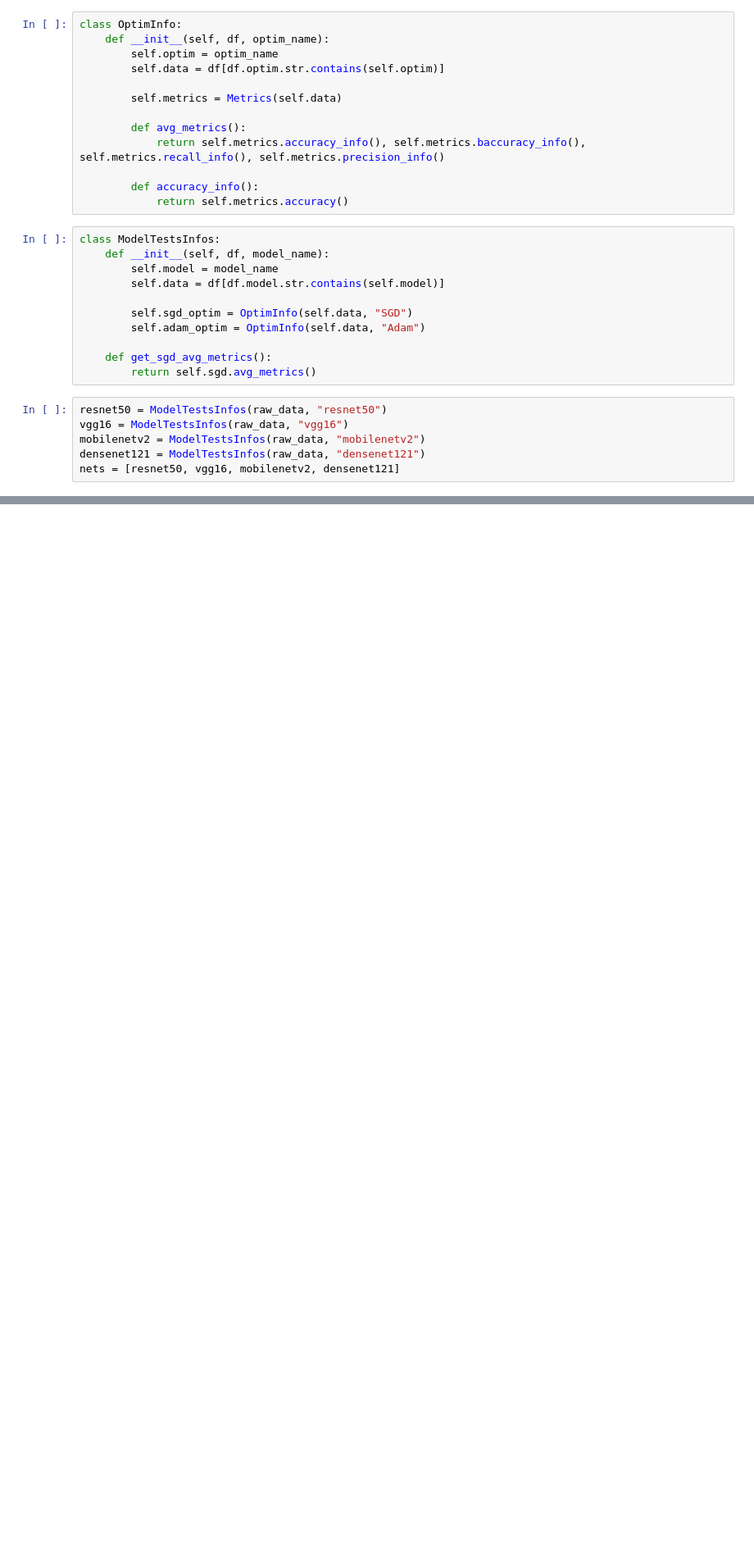
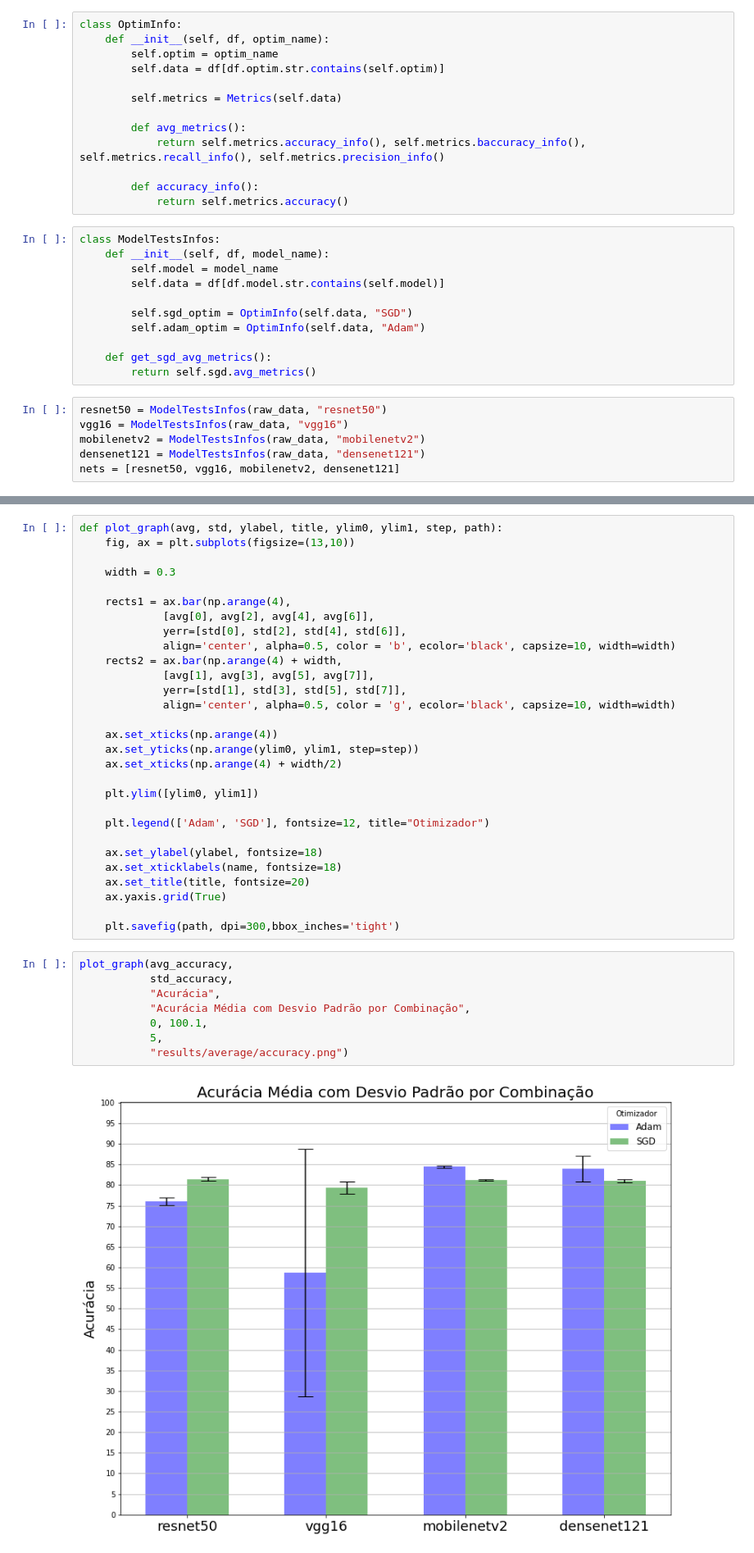
Before and after one commit to beamaia/ic-neural-networks-sensitivity-analysis-bb, a Jupyter notebook: cnn/results_analysis.ipynb, the cells around one changed output, grey strips where cells are left out. Shown at 82% size. Saved outputs shown, nothing was run; the diff lists cells and outputs as text; blank space fills up the shorter version.

Commit message:
Plots metrics

```diff
--- a/cnn/results_analysis.ipynb
+++ b/cnn/results_analysis.ipynb
@@ -150,0 +210,39 @@ densenet121
+# %%
+def plot_graph(avg, std, ylabel, title, ylim0, ylim1, step, path):
+    fig, ax = plt.subplots(figsize=(13,10))
+
+    width = 0.3
+
+    rects1 = ax.bar(np.arange(4),
+             [avg[0], avg[2], avg[4], avg[6]],
+             yerr=[std[0], std[2], std[4], std[6]],
+             align='center', alpha=0.5, color = 'b', ecolor='black', capsize=10, width=width)
+    rects2 = ax.bar(np.arange(4) + width,
+             [avg[1], avg[3], avg[5], avg[7]],
+             yerr=[std[1], std[3], std[5], std[7]],
+             align='center', alpha=0.5, color = 'g', ecolor='black', capsize=10, width=width)
+
+    ax.set_xticks(np.arange(4))
+    ax.set_yticks(np.arange(ylim0, ylim1, step=step))
+    ax.set_xticks(np.arange(4) + width/2)
+
+    plt.ylim([ylim0, ylim1])
+
+    plt.legend(['Adam', 'SGD'], fontsize=12, title="Otimizador")
+
+    ax.set_ylabel(ylabel, fontsize=18)
+    ax.set_xticklabels(name, fontsize=18)
+    ax.set_title(title, fontsize=20)
+    ax.yaxis.grid(True)
+
+    plt.savefig(path, dpi=300,bbox_inches='tight')
+# %%
+plot_graph(avg_accuracy,
+           std_accuracy,
+           "Acurácia",
+           "Acurácia Média com Desvio Padrão por Combinação",
+           0, 100.1,
+           5,
+           "results/average/accuracy.png")
+# %% [output]
+[figure, added]
```
Also changed, not shown: parts of 18 cells of this notebook, 4 other files.
